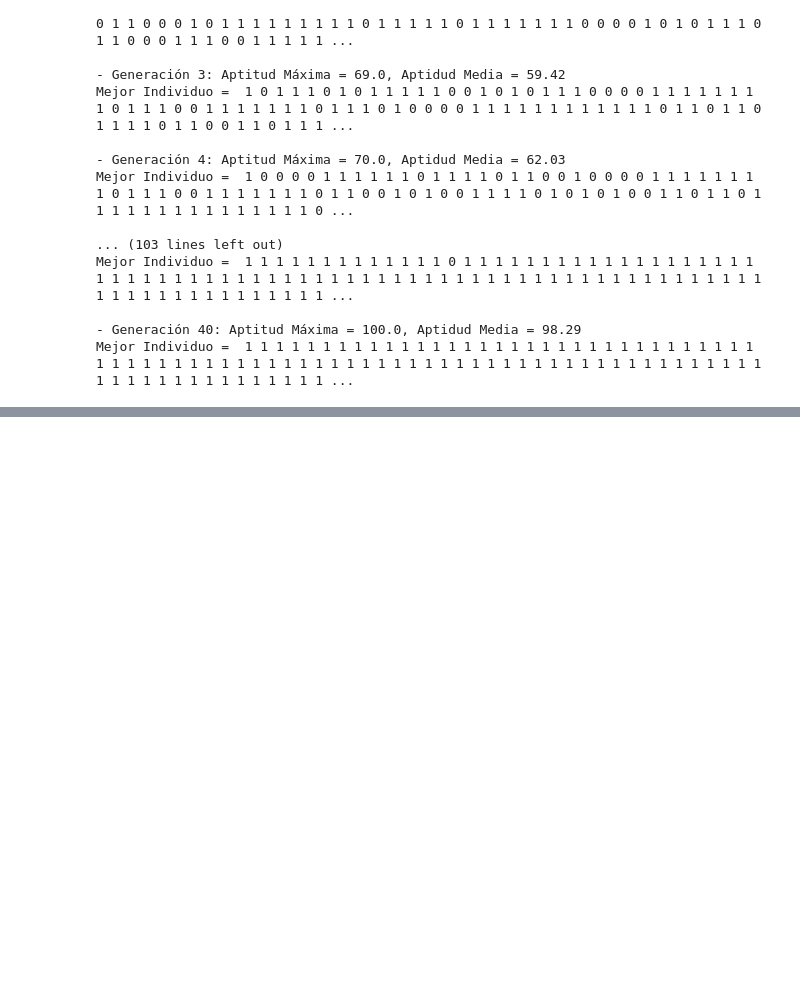
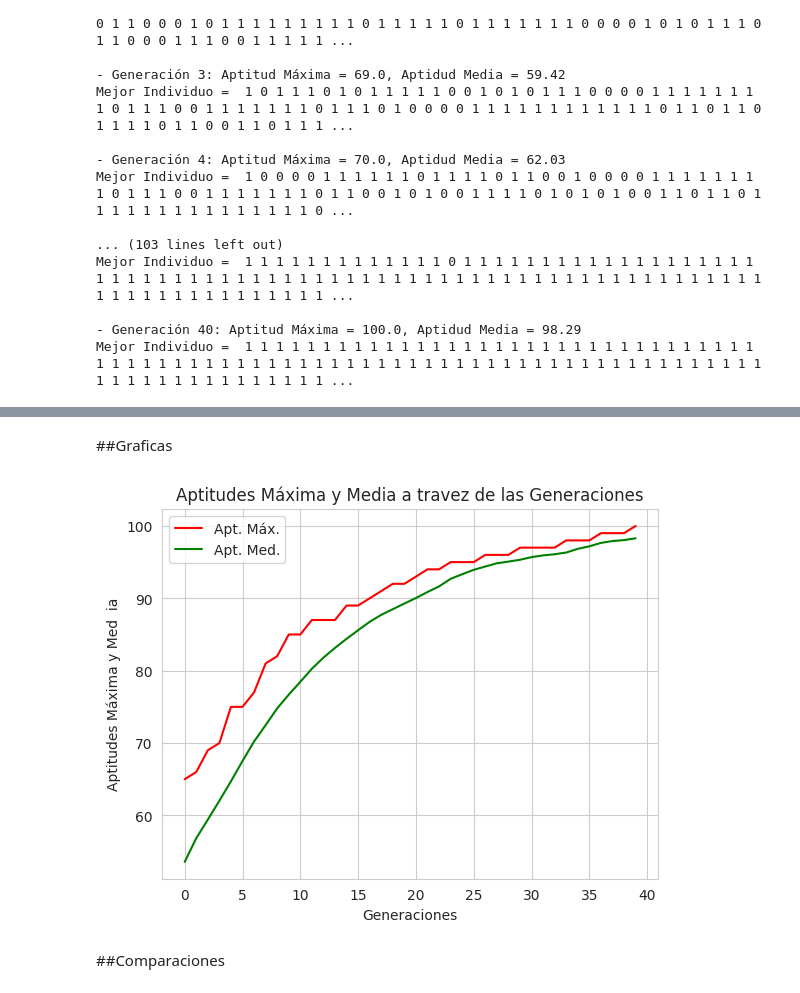
Before and after one commit to Vixuz144/Algoritmos-Geneticos, a Jupyter notebook: CH3_DEAP_Framework.ipynb, the cells around one changed output, grey strips where cells are left out. Saved outputs shown, nothing was run; the diff lists cells and outputs as text; code cells hidden in the pictures; blank space fills up the shorter version.

```diff
--- a/CH3_DEAP_Framework.ipynb
+++ b/CH3_DEAP_Framework.ipynb
@@ -327,2 +403,15 @@ plt.show()
 # %% [markdown]
-##
+##Graficas
+# %%
+sns.set_style('whitegrid')
+plt.plot(Aps_max, color='r', label='Apt. Máx.')
+plt.plot(Aps_med, 'g', label='Apt. Med.')
+plt.xlabel('Generaciones')
+plt.ylabel('Aptitudes Máxima y Med  ia')
+plt.title('Aptitudes Máxima y Media a travez de las Generaciones')
+plt.legend()
+plt.show()
+# %% [output]
+[figure, added]
+# %% [markdown]
+##Comparaciones
```
Also changed, not shown: parts of 30 cells of this notebook.
